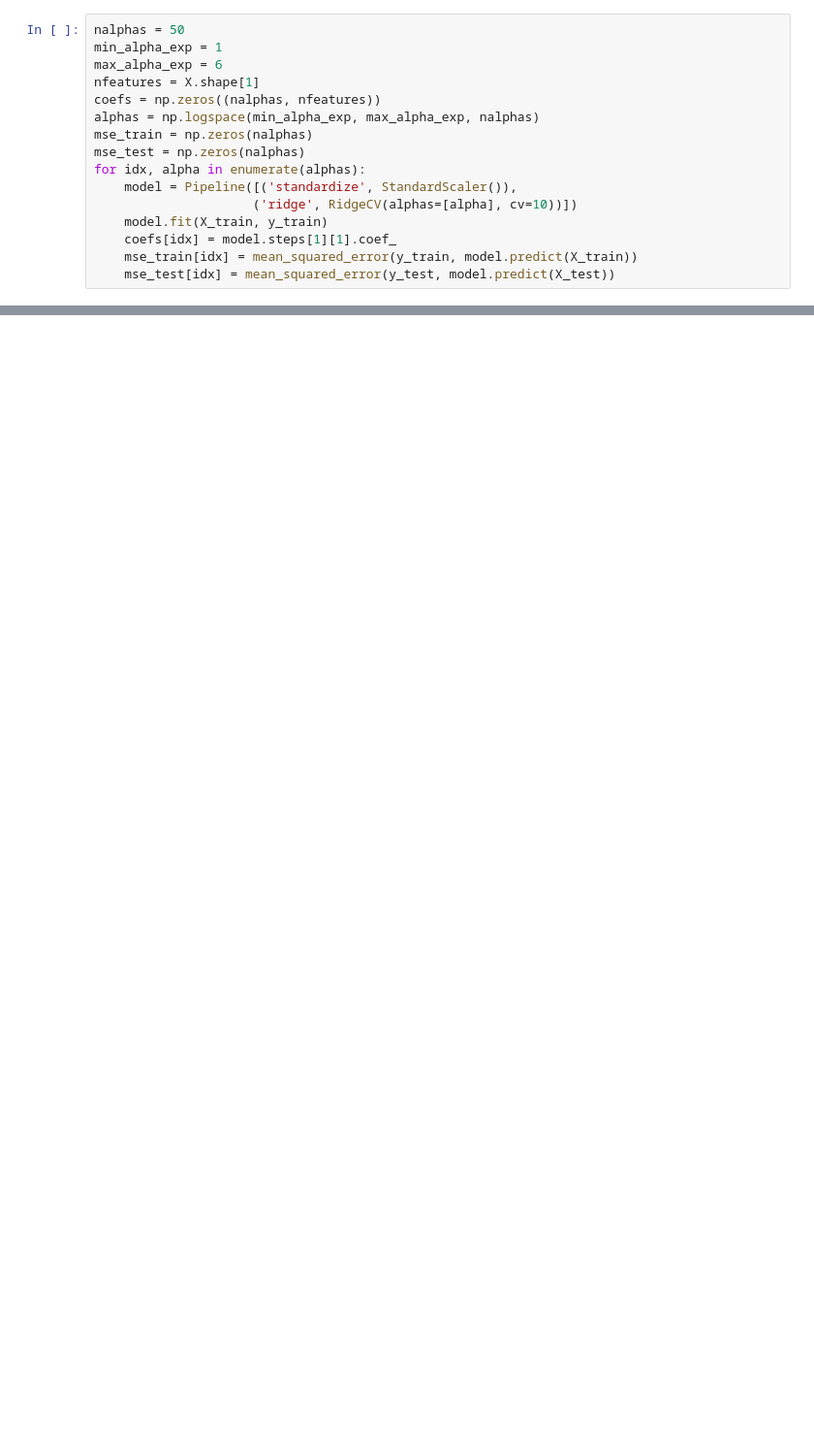
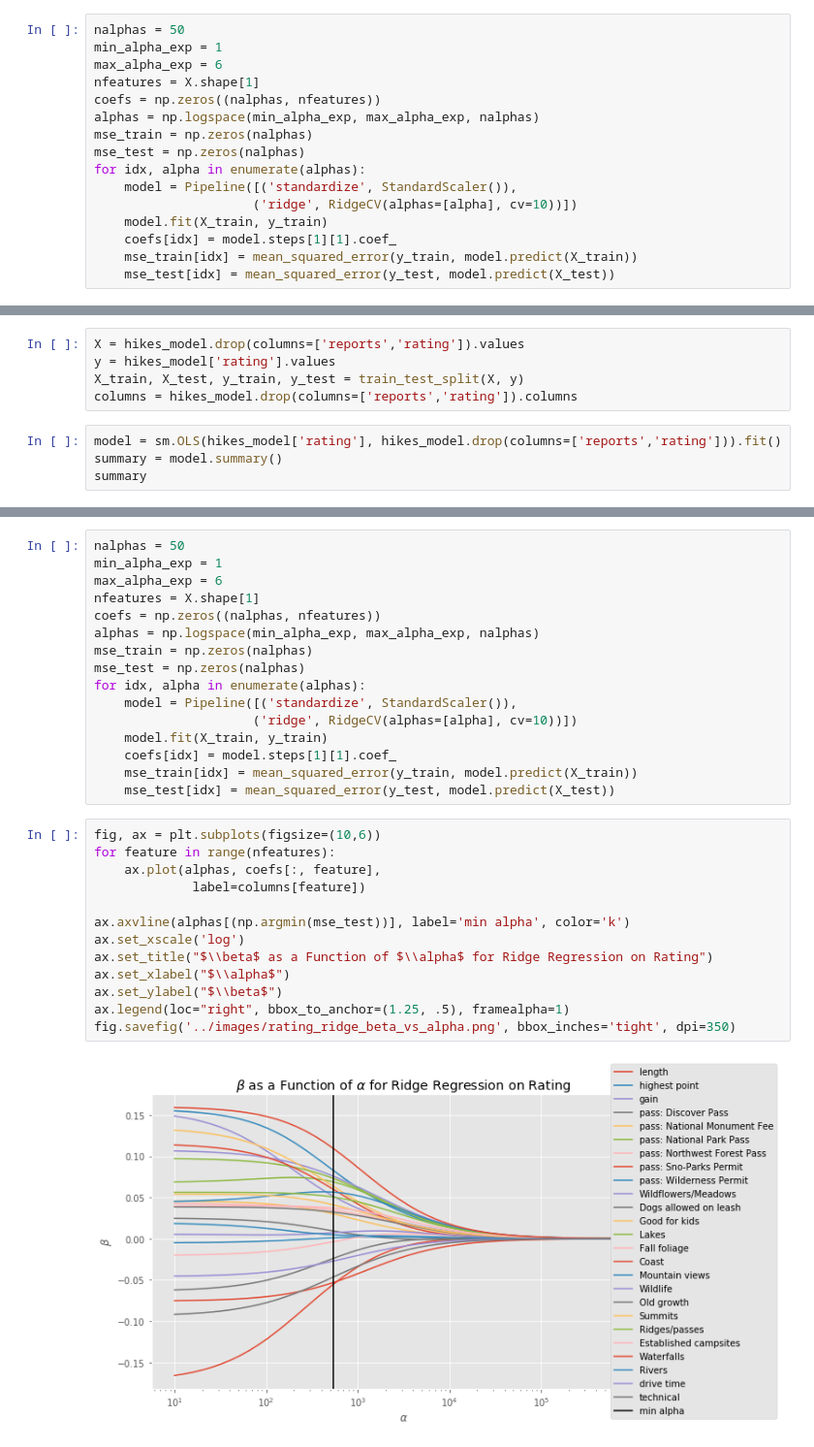
Before and after one commit to redwin21/wa-hiking-guide, a Jupyter notebook: analysis/lr_model.ipynb, the cells around one changed output, grey strips where cells are left out. Shown at 97% size. Saved outputs shown, nothing was run; the diff lists cells and outputs as text; blank space fills up the shorter version.

```diff
--- a/analysis/lr_model.ipynb
+++ b/analysis/lr_model.ipynb
@@ -83,0 +163,9 @@ plt.savefig("../images/ridge_coefs_bar.png", bbox_inches='tight', dpi=350)
+# %%
+X = hikes_model.drop(columns=['reports','rating']).values
+y = hikes_model['rating'].values
+X_train, X_test, y_train, y_test = train_test_split(X, y)
+columns = hikes_model.drop(columns=['reports','rating']).columns
+# %%
+model = sm.OLS(hikes_model['rating'], hikes_model.drop(columns=['reports','rating'])).fit()
+summary = model.summary()
+summary
@@ -83,0 +207,31 @@ plt.savefig("../images/ridge_coefs_bar.png", bbox_inches='tight', dpi=350)
+# %%
+nalphas = 50
+min_alpha_exp = 1
+max_alpha_exp = 6
+nfeatures = X.shape[1]
+coefs = np.zeros((nalphas, nfeatures))
+alphas = np.logspace(min_alpha_exp, max_alpha_exp, nalphas)
+mse_train = np.zeros(nalphas)
+mse_test = np.zeros(nalphas)
+for idx, alpha in enumerate(alphas):
+    model = Pipeline([('standardize', StandardScaler()),
+                     ('ridge', RidgeCV(alphas=[alpha], cv=10))])
+    model.fit(X_train, y_train)
+    coefs[idx] = model.steps[1][1].coef_
+    mse_train[idx] = mean_squared_error(y_train, model.predict(X_train))
+    mse_test[idx] = mean_squared_error(y_test, model.predict(X_test))
+# %%
+fig, ax = plt.subplots(figsize=(10,6))
+for feature in range(nfeatures):
+    ax.plot(alphas, coefs[:, feature],
+             label=columns[feature])
+
+ax.axvline(alphas[(np.argmin(mse_test))], label='min alpha', color='k')
+ax.set_xscale('log')
+ax.set_title("$\\beta$ as a Function of $\\alpha$ for Ridge Regression on Rating")
+ax.set_xlabel("$\\alpha$")
+ax.set_ylabel("$\\beta$")
+ax.legend(loc="right", bbox_to_anchor=(1.25, .5), framealpha=1)
+fig.savefig('../images/rating_ridge_beta_vs_alpha.png', bbox_inches='tight', dpi=350)
+# %% [output]
+[figure, added]
```
Also changed, not shown: parts of 16 cells of this notebook.
